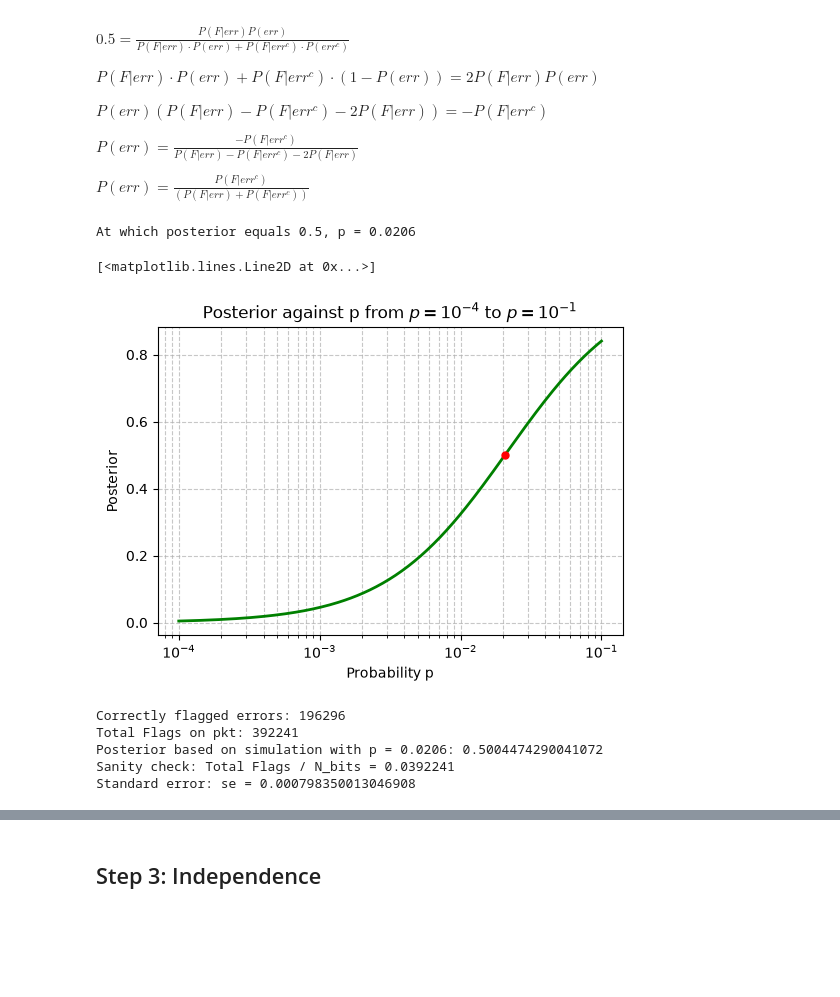
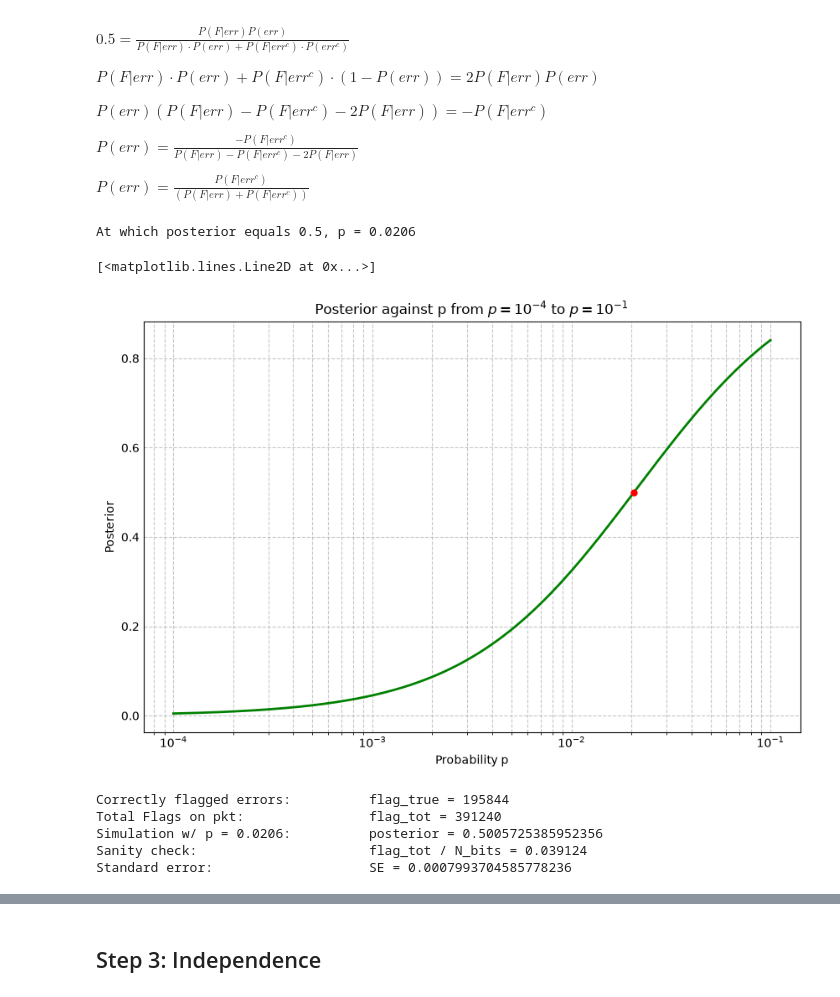
Before and after one commit to mariec-j/ECE3715-Stats-Repo, a Jupyter notebook: Mini-Project-1/mp1.ipynb, the cells around one changed output, grey strips where cells are left out. Cells and saved outputs as stored; diff of their text form; code cells hidden in the pictures; blank space fills up the shorter version.

```diff
--- a/Mini-Project-1/mp1.ipynb
+++ b/Mini-Project-1/mp1.ipynb
@@ -107,42 +103,43 @@ $P(err) = \frac{P(F|err^c)}{(P(F|err) + P(F|err^c))}$
 # %%
 # Report it to three significant figures and mark it on the plot.
 
 x_pdot5 = prob_F_errc / (prob_F_errc + prob_F_err)
 print (f"At which posterior equals 0.5, p = {x_pdot5:.3g}")
 
-plt.figure(figsize=(6,4))
-plt.plot(x,y,label=(r'Posterior against p'), color='green',linewidth=2)
+plt.figure(figsize=(8, 5))
+plt.plot(x, y, label = (r'Posterior against p'), color = 'green', linewidth = 2)
 plt.xscale('log')
-plt.grid(True, which="both", linestyle="--", alpha=0.7)
+plt.grid(True, which = 'both', linestyle = '--', alpha = 0.7)
 plt.title(r'Posterior against p from $p=10^{-4}$ to $p=10^{-1}$')
 plt.xlabel('Probability p')
 plt.ylabel('Posterior')
-plt.plot(x_pdot5,0.5,'o',color='red',markersize=5)
+plt.plot(x_pdot5, 0.5, 'o', color = 'red', markersize = 5)
 # %% [output]
 At which posterior equals 0.5, p = 0.0206
 [<matplotlib.lines.Line2D at 0x...>]
-[figure, old version]
+[figure, new version]
 # %%
 # Question 5: Verify that value by Monte Carlo
+
 N_bits = 10**7
 p = 0.0206
 
-err = ml.packet_errors(N_bits,1,p,rng_2)
+err = ml.packet_errors(N_bits, 1, p, rng_2)
 p_flag = np.where(err, 0.95, 0.02) # defined the conditional probability
 flag = rng_2.random(N_bits) < p_flag # implementing the flag circuit
 
-flag_true = np.sum((flag==1) & (err==1)) # flag correctly identified error
-print (f"Correctly flagged errors: {flag_true}")
+flag_true = np.sum((flag == 1) & (err == 1)) # flag correctly identified error
+print (f"Correctly flagged errors:          flag_true = {flag_true}")
 flag_tot = np.sum(flag) # total flags on pkt
-print (f"Total Flags on pkt: {flag_tot}")
-posterior = flag_true/flag_tot
+print (f"Total Flags on pkt:                flag_tot = {flag_tot}")
+post = flag_true / flag_tot
 
-print (f"Posterior based on simulation with p = 0.0206: {posterior}")
-print (f"Sanity check: Total Flags / N_bits = {flag_tot/N}")
-print (f"Standard error: se = {np.sqrt((posterior*(1-posterior)) / flag_tot)}")
+print (f"Simulation w/ p = 0.0206:          posterior = {post}")
+print (f"Sanity check:                      flag_tot / N_bits = {flag_tot / N_bits}")
+print (f"Standard error:                    SE = {np.sqrt((post * (1 - post)) / flag_tot)}")
 # %% [output]
-Correctly flagged errors: 196296
-Total Flags on pkt: 392241
-Posterior based on simulation with p = 0.0206: 0.5004474290041072
-Sanity check: Total Flags / N_bits = 0.0392241
-Standard error: se = 0.000798350013046908
+Correctly flagged errors:          flag_true = 195844
+Total Flags on pkt:                flag_tot = 391240
+Simulation w/ p = 0.0206:          posterior = 0.5005725385952356
+Sanity check:                      flag_tot / N_bits = 0.039124
+Standard error:                    SE = 0.0007993704585778236
```
Also changed, not shown: parts of 5 cells of this notebook.
